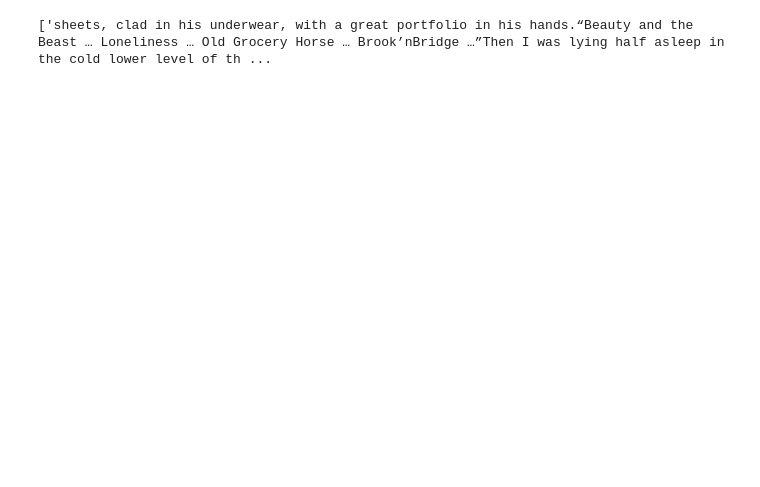
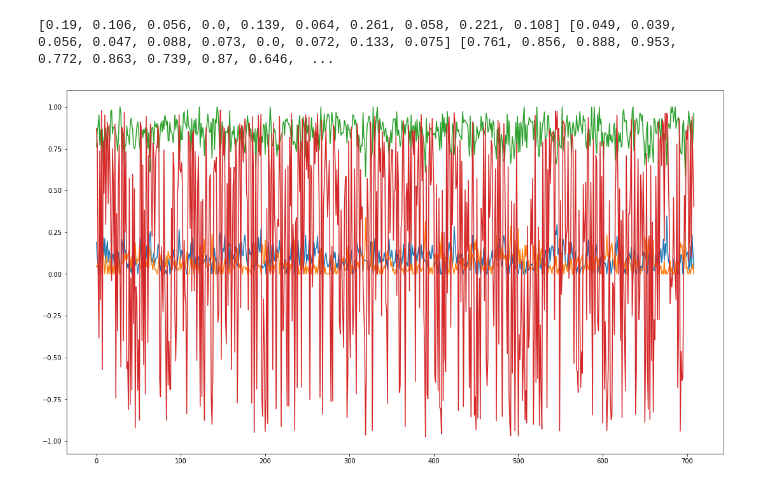
Before and after one commit to AhtiAhde/AnnotoolAFA, a Jupyter notebook: notebooks/Analytics.ipynb, the cells around one changed output. Cells and saved outputs as stored; diff of their text form; code cells hidden in the pictures; blank space fills up the shorter version.

Commit message:
Add display size fixes

```diff
--- a/notebooks/Analytics.ipynb
+++ b/notebooks/Analytics.ipynb
@@ -30,6 +12,7 @@ sys.path.insert(0, os.path.abspath('../modules'))
 from book_analytics import BookAnalytics
 
 ba = BookAnalytics("64317.txt.utf-8", book_path="../static/books")
-paragraphs, title = ba.parse()
-print(len(paragraphs))
+windows, title = ba.parse()
+print(len(windows))
+print(windows[50])
 # %% [output]
@@ -37,4 +43,30 @@ print(len(paragraphs))
 # %%
-print(windows[100:105])
+import matplotlib as mpl
+import matplotlib.pyplot as plt
+%matplotlib inline
+
+import numpy as np
+
+pos = []
+neg = []
+neu = []
+compound = []
+base = []
+
+for window in windows:
+    pos.append(window['sentiment']['pos'])
+    neg.append(window['sentiment']['neg'])
+    neu.append(window['sentiment']['neu'])
+    compound.append(window['sentiment']['compound'])
+
+print(pos[0:10], neg[0:10], neu[0:10], compound[0:10])
+
+fig, ax = plt.subplots()
+fig.set_size_inches(18.5, 10.5)
+ax.plot(range(len(pos)), pos, label="Positive")
+ax.plot(range(len(pos)), neg, label="Negative")
+ax.plot(range(len(pos)), neu, label="Neutral")
+ax.plot(range(len(pos)), compound, label="Compound");
 # %% [output]
-['sheets, clad in his underwear, with a great portfolio in his hands.“Beauty and the Beast … Loneliness … Old Grocery Horse … Brook’nBridge …”Then I was lying half asleep in the cold lower level of th ...
+[0.19, 0.106, 0.056, 0.0, 0.139, 0.064, 0.261, 0.058, 0.221, 0.108] [0.049, 0.039, 0.056, 0.047, 0.088, 0.073, 0.0, 0.072, 0.133, 0.075] [0.761, 0.856, 0.888, 0.953, 0.772, 0.863, 0.739, 0.87, 0.646,  ...
+[figure, added]
```
Also changed, not shown: parts of 6 cells of this notebook.
